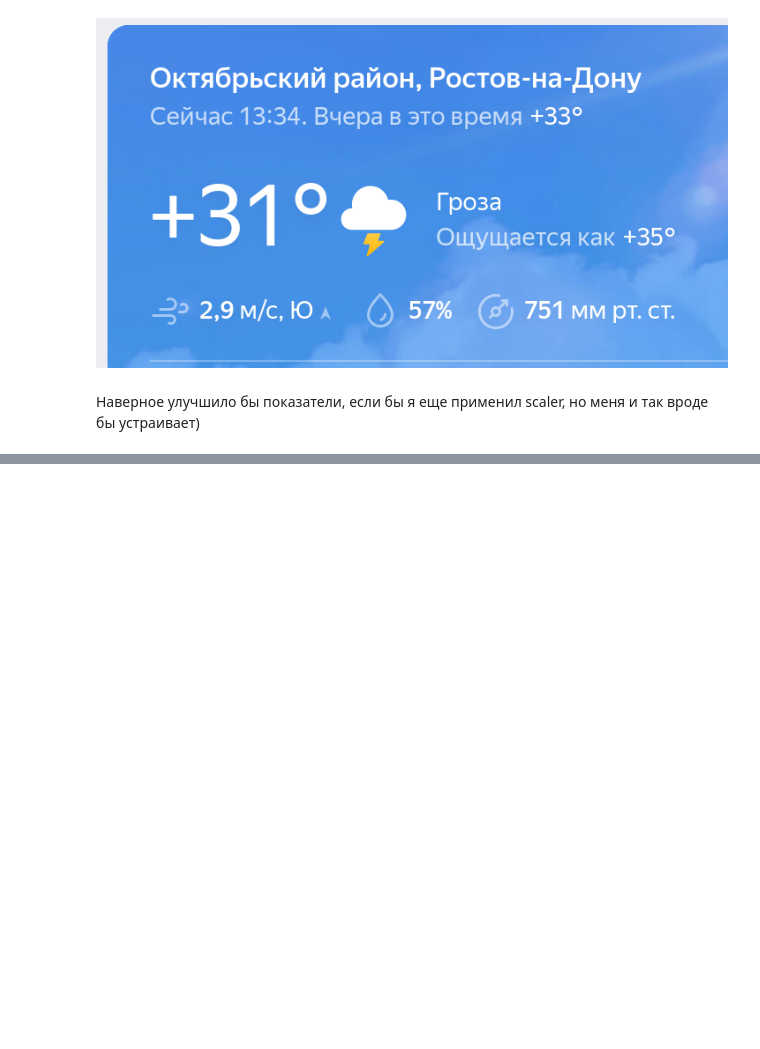
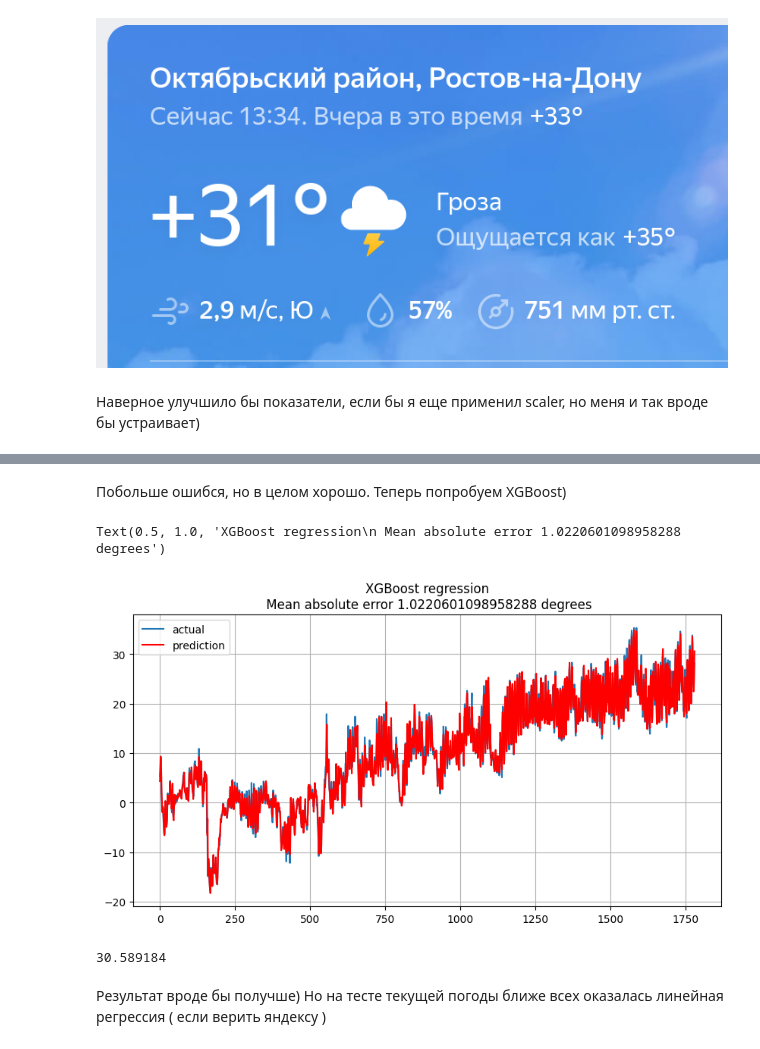
Before and after one commit to daniil-dushenev/wheather_predict, a Jupyter notebook: main.ipynb, the cells around one changed output, grey strips where cells are left out. Cells and saved outputs as stored; diff of their text form; code cells hidden in the pictures; blank space fills up the shorter version.

```diff
--- a/main.ipynb
+++ b/main.ipynb
@@ -232,0 +232,21 @@ pred_temp[0]
+# %% [markdown]
+Побольше ошибся, но в целом хорошо. Теперь попробуем XGBoost)
+# %%
+xgb = XGBRegressor(n_estimators= 250, max_depth=12, learning_rate=0.1)
+xgb.fit(X_train, y_train)
+y_pred = xgb.predict(X_test)
+plt.figure(figsize=(10, 5))
+plt.plot(y_test.values, label="actual")
+plt.plot(y_pred, "r", label="prediction")
+plt.grid(True)
+plt.legend(loc="best")
+plt.title(f"XGBoost regression\n Mean absolute error {mean_absolute_error(y_pred, y_test)} degrees")
+# %% [output]
+Text(0.5, 1.0, 'XGBoost regression\n Mean absolute error 1.0220601098958288 degrees')
+[figure, added]
+# %%
+xgb.predict(current_data)[0]
+# %% [output]
+30.589184
+# %% [markdown]
+Результат вроде бы получше) Но на тесте текущей погоды ближе всех оказалась линейная регрессия ( если верить яндексу )
```
Also changed, not shown: parts of 13 cells of this notebook.
